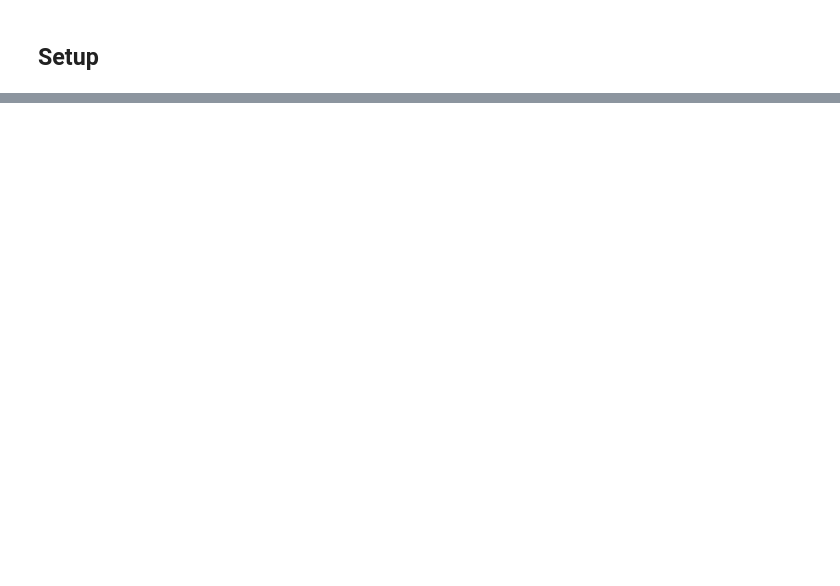
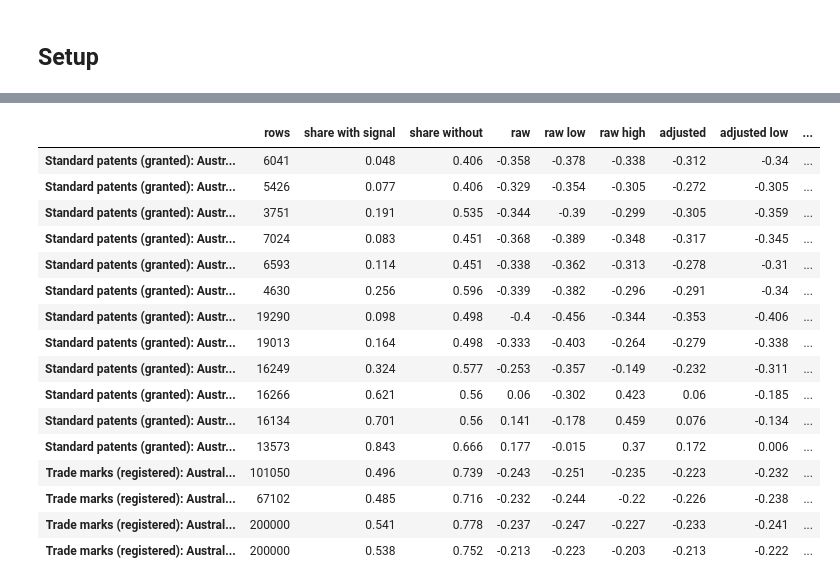
Before and after one commit to Thomas-Amann-IPAustralia/Aus-GII-Breakdown, a Jupyter notebook: analysis/notebooks/03_multivariate.ipynb, the cells around one changed output, grey strips where cells are left out. Saved outputs shown, nothing was run; the diff lists cells and outputs as text; code cells hidden in the pictures; blank space fills up the shorter version.

```diff
--- a/analysis/notebooks/03_multivariate.ipynb
+++ b/analysis/notebooks/03_multivariate.ipynb
@@ -165,0 +90,14 @@ against a simple seasonal benchmark that any model must beat.
+# %%
+import matplotlib.pyplot as plt
+import numpy as np
+import pandas as pd
+from eda import bivariate as bi
+from eda import multivariate as multi
+from eda import sql, style
+
+style.setup()
+pd.set_option("display.max_colwidth", 90)
+pd.set_option("display.width", 160)
+# the columns shown for every adjusted effect (multi.adjusted_effect)
+EFFECT = ["rows", "share with signal", "share without", "raw", "raw low", "raw high", "adjusted", "adjusted low",
+          "adjusted high", "share of raw remaining", "rows merged", "verdict"]  # fmt: skip
@@ -165,0 +211,63 @@ against a simple seasonal benchmark that any model must beat.
+# %%
+REP_COLUMNS = """
+    (registered_date IS NOT NULL)::INT AS granted, (representation = 'self')::INT AS alone,
+    (exam_requested_date IS NOT NULL)::INT AS examined,
+    coalesce(filing_route, 'unknown') AS route,
+    coalesce(CASE WHEN ip_right_type = 'patent' THEN main_area ELSE main_class END, 'unknown') AS field,
+    filing_fy, coalesce(founder_state, 'unknown') AS state,
+    CASE WHEN founder_count > 1 THEN 'several' ELSE 'one' END AS founders,
+    CASE WHEN class_count IS NULL THEN 'unknown' WHEN class_count = 1 THEN '1' WHEN class_count <= 3 THEN '2-3'
+         ELSE '4+' END AS classes,
+    coalesce(filer_party, application_number) AS filer_party"""
+AT_FILING = ["route", "filing_fy", "state", "founders"]
+TYPES = {
+    "standard": "Standard patents (granted)",
+    "trade_mark": "Trade marks (registered)",
+}
+WHO = {
+    "australian_individual": "Australian individuals",
+    "australian_organisation": "Australian organisations",
+}
+rows, sizes = [], []
+for t, tname in TYPES.items():
+    for fg, who in WHO.items():
+        for lo, hi in ((2010, 2019), (2000, 2009)):
+            d = rsql(f"""
+                WITH @FILER_PARTY
+                SELECT {REP_COLUMNS}
+                FROM {{lens/rights}} r LEFT JOIN filer_party p USING (ip_right_type, application_number)
+                WHERE coalesce(patent_type, ip_right_type) = '{t}' AND filer_group = '{fg}'
+                  AND filing_fy BETWEEN {lo} AND {hi} AND representation IN ('self', 'attorney')
+                ORDER BY hash(application_number || 'stage3'), application_number
+                LIMIT 200000
+            """)
+            name = f"{tname}: {who}, FY{lo}-FY{hi}"
+            lone = d.loc[d.alone == 1, "filer_party"].value_counts()
+            sizes.append(
+                {
+                    "rights": name,
+                    "rows": len(d),
+                    "filers": d.filer_party.nunique(),
+                    "filed alone": d.alone.sum(),
+                    "filers filing alone": len(lone),
+                    "top 10 lone filers' share": lone.head(10).sum() / lone.sum(),
+                }
+            )
+            if t == "trade_mark":
+                readings = {"": (d, AT_FILING + ["field", "classes"])}
+            else:
+                readings = {
+                    "": (d, AT_FILING),
+                    ", with a field": (
+                        d[d.field != "unknown"],
+                        AT_FILING + ["field", "classes"],
+                    ),
+                    ", examined": (d[d.examined == 1], AT_FILING),
+                }
+            for suffix, (sub, controls) in readings.items():
+                r = multi.adjusted_effect(sub, "granted", "alone", controls, cluster="filer_party")
+                rows.append(r.rename(name + suffix))
+rep = pd.DataFrame(rows)
+display(pd.DataFrame(sizes).set_index("rights").round(3))
+rep[EFFECT].round(3)
+# %% [output]
@@ -165,0 +284,17 @@ against a simple seasonal benchmark that any model must beat.
+|  | rows | share with signal | share without | raw | raw low | raw high | adjusted | adjusted low | ... |
+| Standard patents (granted): Austr... | 6041 | 0.048 | 0.406 | -0.358 | -0.378 | -0.338 | -0.312 | -0.34 | ... |
+| Standard patents (granted): Austr... | 5426 | 0.077 | 0.406 | -0.329 | -0.354 | -0.305 | -0.272 | -0.305 | ... |
+| Standard patents (granted): Austr... | 3751 | 0.191 | 0.535 | -0.344 | -0.39 | -0.299 | -0.305 | -0.359 | ... |
+| Standard patents (granted): Austr... | 7024 | 0.083 | 0.451 | -0.368 | -0.389 | -0.348 | -0.317 | -0.345 | ... |
+| Standard patents (granted): Austr... | 6593 | 0.114 | 0.451 | -0.338 | -0.362 | -0.313 | -0.278 | -0.31 | ... |
+| Standard patents (granted): Austr... | 4630 | 0.256 | 0.596 | -0.339 | -0.382 | -0.296 | -0.291 | -0.34 | ... |
+| Standard patents (granted): Austr... | 19290 | 0.098 | 0.498 | -0.4 | -0.456 | -0.344 | -0.353 | -0.406 | ... |
+| Standard patents (granted): Austr... | 19013 | 0.164 | 0.498 | -0.333 | -0.403 | -0.264 | -0.279 | -0.338 | ... |
+| Standard patents (granted): Austr... | 16249 | 0.324 | 0.577 | -0.253 | -0.357 | -0.149 | -0.232 | -0.311 | ... |
+| Standard patents (granted): Austr... | 16266 | 0.621 | 0.56 | 0.06 | -0.302 | 0.423 | 0.06 | -0.185 | ... |
+| Standard patents (granted): Austr... | 16134 | 0.701 | 0.56 | 0.141 | -0.178 | 0.459 | 0.076 | -0.134 | ... |
+| Standard patents (granted): Austr... | 13573 | 0.843 | 0.666 | 0.177 | -0.015 | 0.37 | 0.172 | 0.006 | ... |
+| Trade marks (registered): Austral... | 101050 | 0.496 | 0.739 | -0.243 | -0.251 | -0.235 | -0.223 | -0.232 | ... |
+| Trade marks (registered): Austral... | 67102 | 0.485 | 0.716 | -0.232 | -0.244 | -0.22 | -0.226 | -0.238 | ... |
+| Trade marks (registered): Austral... | 200000 | 0.541 | 0.778 | -0.237 | -0.247 | -0.227 | -0.233 | -0.241 | ... |
+| Trade marks (registered): Austral... | 200000 | 0.538 | 0.752 | -0.213 | -0.223 | -0.203 | -0.213 | -0.222 | ... |
```
Also changed, not shown: parts of 58 cells of this notebook, 12 other files.
